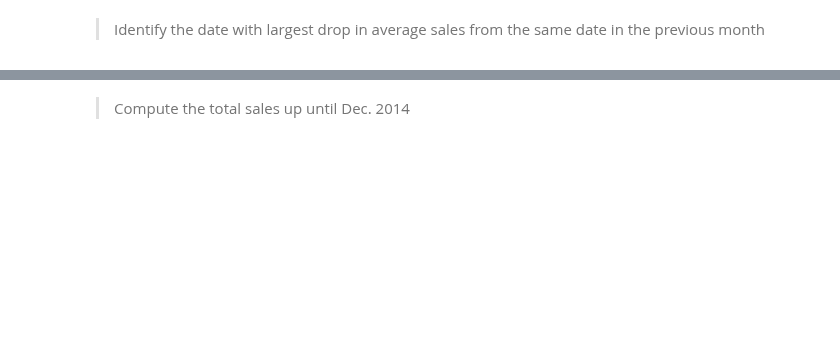
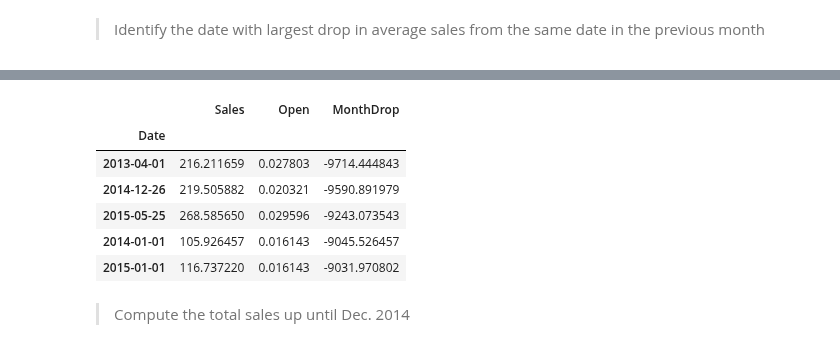
Before and after one commit to spockl/GA-DSI, a Jupyter notebook: curriculum/week-12/1.2-autocorrelation/w12d1-autocorrelation-codealong-workbook.ipynb, the cells around one changed output, grey strips where cells are left out. Cells and saved outputs as stored; diff of their text form; code cells hidden in the pictures; blank space fills up the shorter version.

```diff
--- a/curriculum/week-12/1.2-autocorrelation/w12d1-autocorrelation-codealong-workbook.ipynb
+++ b/curriculum/week-12/1.2-autocorrelation/w12d1-autocorrelation-codealong-workbook.ipynb
@@ -294,2 +273,13 @@ the new syntax is .resample(...).mean()
+# %%
+average_daily_sales['MonthDrop'] = average_daily_sales[['Sales']].diff(periods=28)
+average_daily_sales.sort_values(by='MonthDrop').head()
+# %% [output]
+|  | Sales | Open | MonthDrop |
+| Date |  |  |  |
+| 2013-04-01 | 216.211659 | 0.027803 | -9714.444843 |
+| 2014-12-26 | 219.505882 | 0.020321 | -9590.891979 |
+| 2015-05-25 | 268.585650 | 0.029596 | -9243.073543 |
+| 2014-01-01 | 105.926457 | 0.016143 | -9045.526457 |
+| 2015-01-01 | 116.737220 | 0.016143 | -9031.970802 |
 # %% [markdown]
 > Compute the total sales up until Dec. 2014
```
Also changed, not shown: parts of 17 cells of this notebook, 6 other files.
